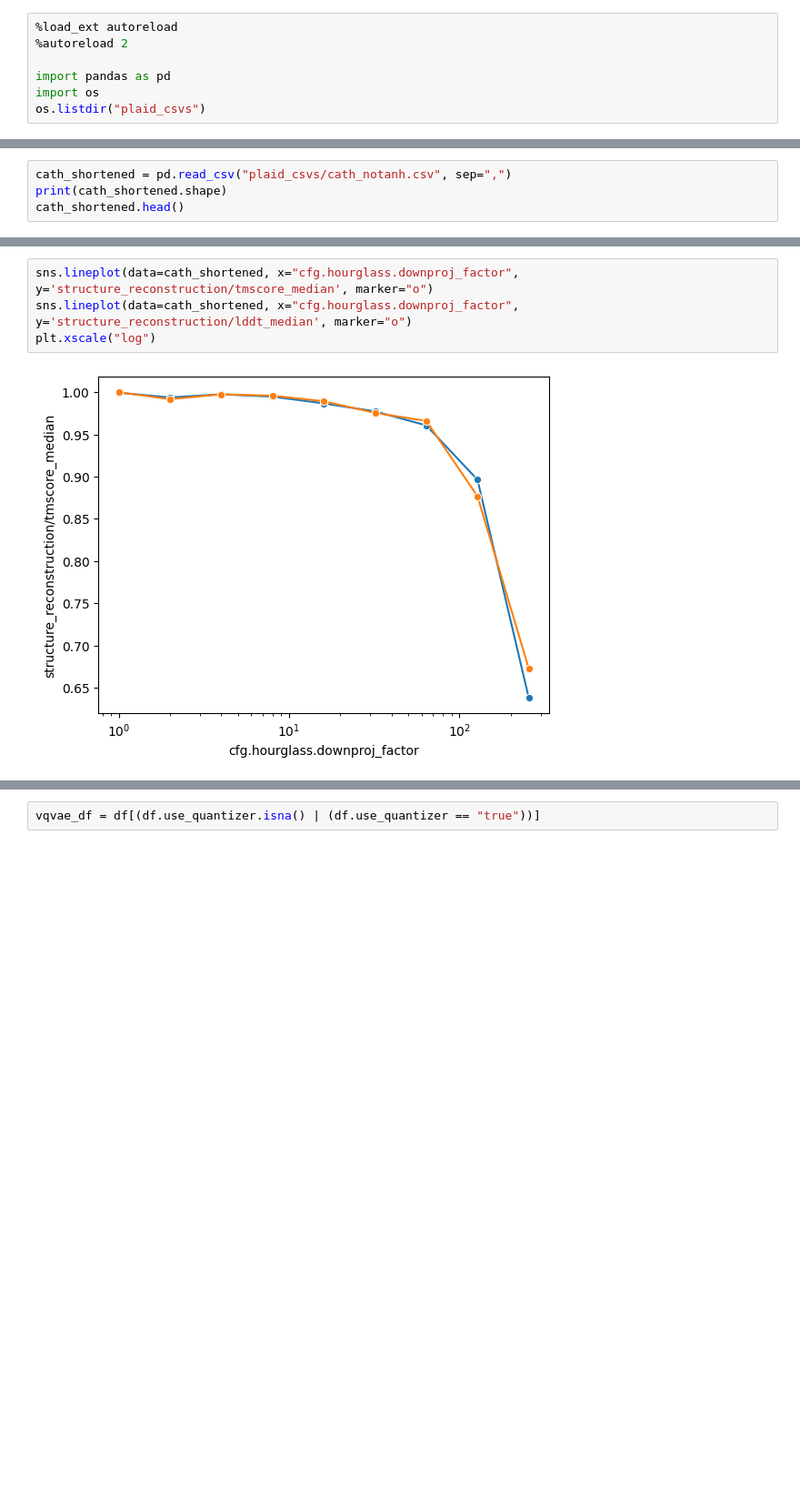
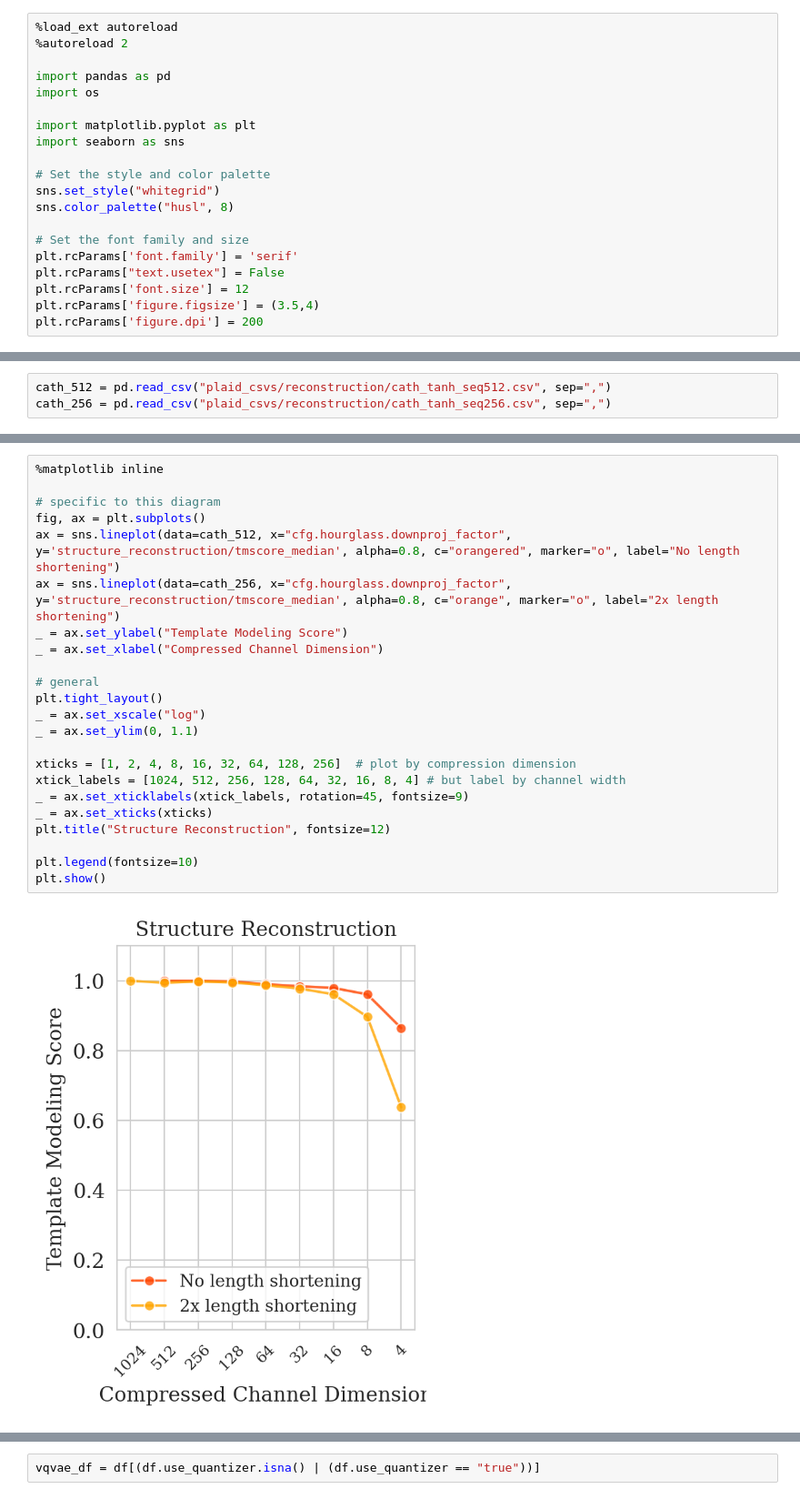
Before and after one commit to amyxlu/plaid-dev-distributed, a Jupyter notebook: notebooks/FIGURES_cath_compression_plots.ipynb, the cells around one changed output, grey strips where cells are left out. Shown: that part at 91% size. Drawn from its saved outputs; the diff is of its cells as text; blank space fills up the shorter version.

Commit message:
Figures

```diff
--- a/notebooks/FIGURES_cath_compression_plots.ipynb
+++ b/notebooks/FIGURES_cath_compression_plots.ipynb
@@ -4,4 +4,17 @@
 
 import pandas as pd
 import os
-os.listdir("plaid_csvs")
+
+import matplotlib.pyplot as plt
+import seaborn as sns
+
+# Set the style and color palette
+sns.set_style("whitegrid")
+sns.color_palette("husl", 8)
+
+# Set the font family and size
+plt.rcParams['font.family'] = 'serif'
+plt.rcParams["text.usetex"] = False
+plt.rcParams['font.size'] = 12
+plt.rcParams['figure.figsize'] = (3.5,4)
+plt.rcParams['figure.dpi'] = 200
@@ -21,4 +27,3 @@ os.listdir("plaid_csvs")
 # %%
-cath_shortened = pd.read_csv("plaid_csvs/cath_notanh.csv", sep=",")
-print(cath_shortened.shape)
-cath_shortened.head()
+cath_512 = pd.read_csv("plaid_csvs/reconstruction/cath_tanh_seq512.csv", sep=",")
+cath_256 = pd.read_csv("plaid_csvs/reconstruction/cath_tanh_seq256.csv", sep=",")
@@ -70,6 +63,25 @@ plt.show()
 # %%
-sns.lineplot(data=cath_shortened, x="cfg.hourglass.downproj_factor", y='structure_reconstruction/tmscore_median', marker="o")
-sns.lineplot(data=cath_shortened, x="cfg.hourglass.downproj_factor", y='structure_reconstruction/lddt_median', marker="o")
-plt.xscale("log")
+%matplotlib inline
+
+# specific to this diagram
+fig, ax = plt.subplots()
+ax = sns.lineplot(data=cath_512, x="cfg.hourglass.downproj_factor", y='structure_reconstruction/tmscore_median', alpha=0.8, c="orangered", marker="o", label="No length shortening")
+ax = sns.lineplot(data=cath_256, x="cfg.hourglass.downproj_factor", y='structure_reconstruction/tmscore_median', alpha=0.8, c="orange", marker="o", label="2x length shortening")
+_ = ax.set_ylabel("Template Modeling Score")
+_ = ax.set_xlabel("Compressed Channel Dimension")
+
+# general
+plt.tight_layout()
+_ = ax.set_xscale("log")
+_ = ax.set_ylim(0, 1.1)
+
+xticks = [1, 2, 4, 8, 16, 32, 64, 128, 256]  # plot by compression dimension
+xtick_labels = [1024, 512, 256, 128, 64, 32, 16, 8, 4] # but label by channel width
+_ = ax.set_xticklabels(xtick_labels, rotation=45, fontsize=9)
+_ = ax.set_xticks(xticks)
+plt.title("Structure Reconstruction", fontsize=12)
+
+plt.legend(fontsize=10)
+plt.show()
 # %% [output]
-[figure, old version]
+[figure, new version]
```
Also changed, not shown: parts of 13 cells of this notebook, 1 other file.
